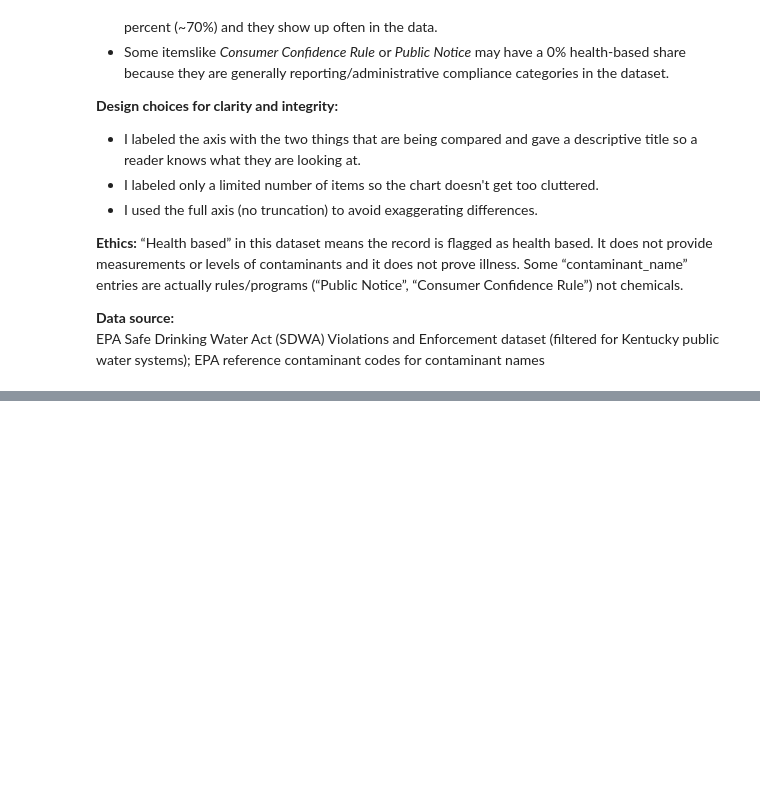
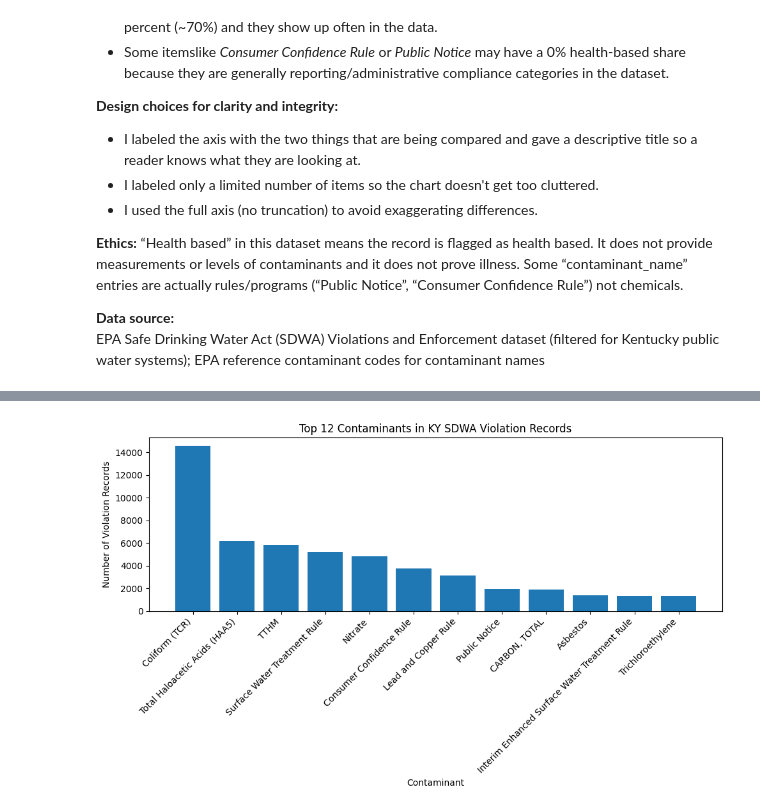
Before and after one commit to amydaniel24/kentucky_water_quality_analysis, a Jupyter notebook: notebooks/keystone_water_ky.ipynb, the cells around one changed output, grey strips where cells are left out. Cells and saved outputs as stored; diff of their text form; code cells hidden in the pictures; blank space fills up the shorter version.

```diff
--- a/notebooks/keystone_water_ky.ipynb
+++ b/notebooks/keystone_water_ky.ipynb
@@ -1190,0 +1376,17 @@ EPA reference contaminant codes for contaminant names
+# %%
+
+topN = 12
+plot_top = top_total.head(topN).copy()
+
+plt.figure(figsize=(10, 6))
+plt.bar(plot_top["contaminant_name"], plot_top["total_violation_records"])
+plt.title(f"Top {topN} Contaminants in KY SDWA Violation Records")
+plt.xlabel("Contaminant")
+plt.ylabel("Number of Violation Records")
+plt.xticks(rotation=45, ha="right")
+
+save_plot("week4_top_contaminants_total_bar.png")
+plt.tight_layout()
+plt.show()
+# %% [output]
+[figure, added]
```
Also changed, not shown: parts of 9 cells of this notebook.
